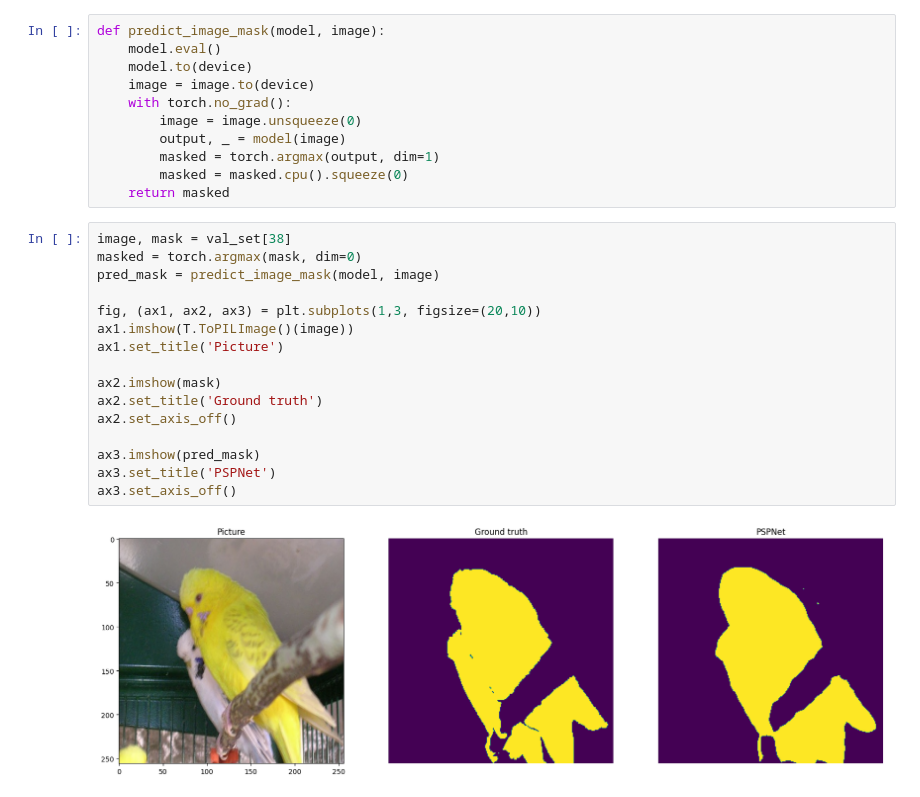
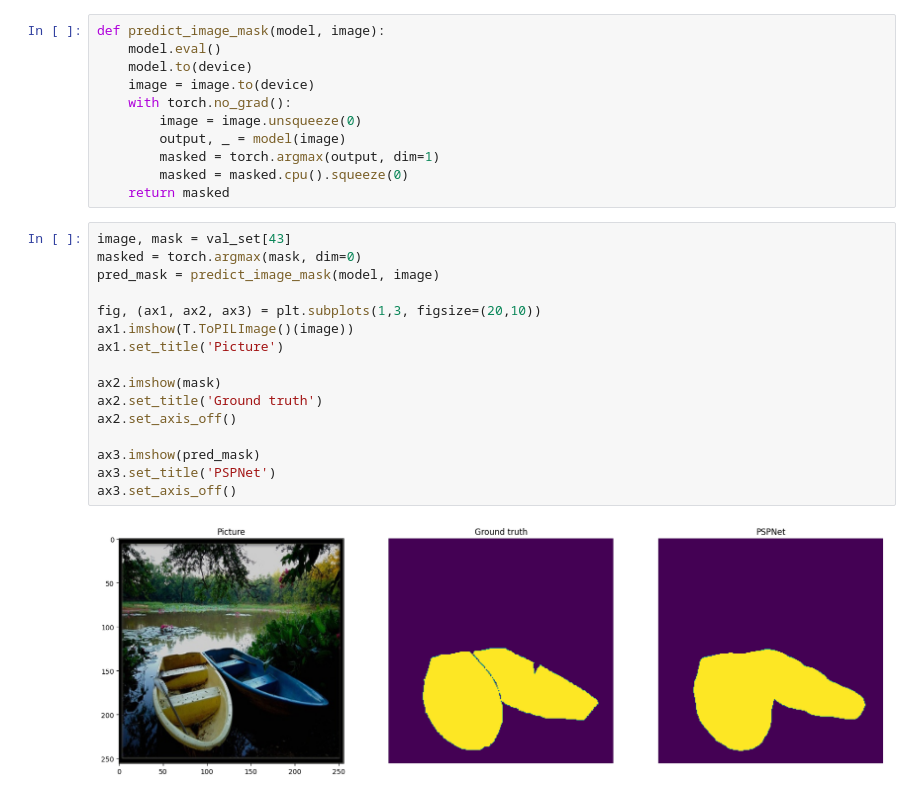
Before and after one commit to jagerbob/pspnet-semantic-segmentation, a Jupyter notebook: 02_pspnet_pascalvoc.ipynb, the cells around one changed output. Cells and saved outputs as stored; diff of their text form.

```diff
--- a/02_pspnet_pascalvoc.ipynb
+++ b/02_pspnet_pascalvoc.ipynb
@@ -226,20 +226,20 @@ def predict_image_mask(model, image):
         masked = masked.cpu().squeeze(0)
     return masked
 # %%
-image, mask = val_set[38]
+image, mask = val_set[43]
 masked = torch.argmax(mask, dim=0)
 pred_mask = predict_image_mask(model, image)
 
 fig, (ax1, ax2, ax3) = plt.subplots(1,3, figsize=(20,10))
 ax1.imshow(T.ToPILImage()(image))
 ax1.set_title('Picture')
 
 ax2.imshow(mask)
 ax2.set_title('Ground truth')
 ax2.set_axis_off()
 
 ax3.imshow(pred_mask)
 ax3.set_title('PSPNet')
 ax3.set_axis_off()
 # %% [output]
-[figure, old version]
+[figure, new version]
```
Also changed, not shown: parts of 1 cell of this notebook.
